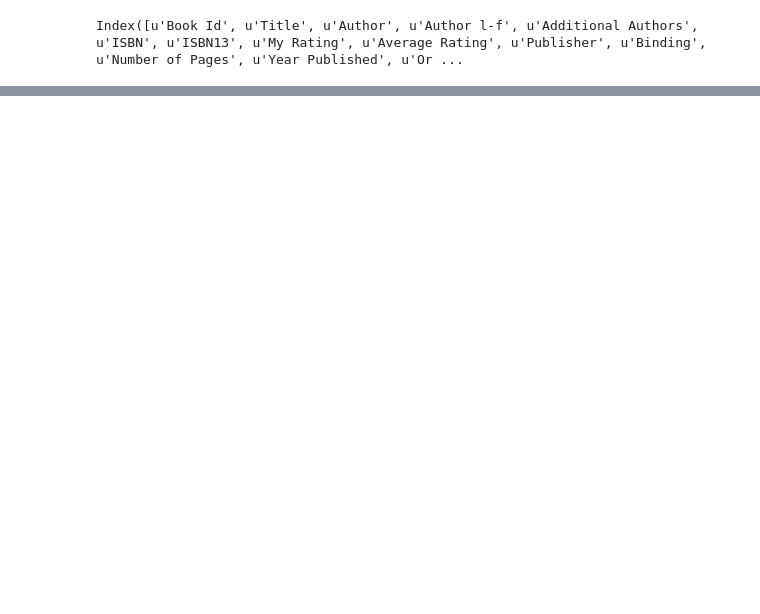
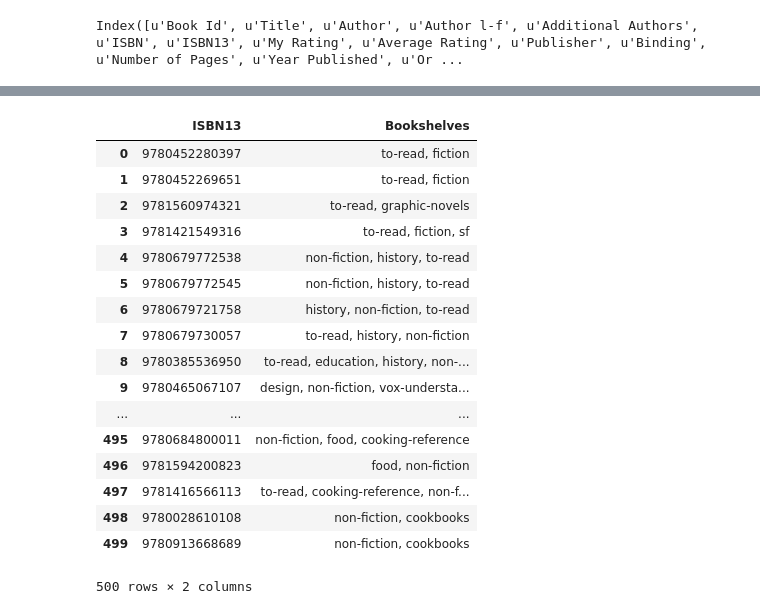
Before and after one commit to meli-lewis/goodreads, a Jupyter notebook: goodreads_transform.ipynb, the cells around one changed output, grey strips where cells are left out. Saved outputs shown, nothing was run; the diff lists cells and outputs as text; code cells hidden in the pictures; blank space fills up the shorter version.

```diff
--- a/goodreads_transform.ipynb
+++ b/goodreads_transform.ipynb
@@ -139,0 +143,21 @@ memory usage: 16.5+ KB
+# %%
+t2
+# %% [output]
+|  | ISBN13 | Bookshelves |
+| 0 | 9780452280397 | to-read, fiction |
+| 1 | 9780452269651 | to-read, fiction |
+| 2 | 9781560974321 | to-read, graphic-novels |
+| 3 | 9781421549316 | to-read, fiction, sf |
+| 4 | 9780679772538 | non-fiction, history, to-read |
+| 5 | 9780679772545 | non-fiction, history, to-read |
+| 6 | 9780679721758 | history, non-fiction, to-read |
+| 7 | 9780679730057 | to-read, history, non-fiction |
+| 8 | 9780385536950 | to-read, education, history, non-... |
+| 9 | 9780465067107 | design, non-fiction, vox-understa... |
+| ... | ... | ... |
+| 495 | 9780684800011 | non-fiction, food, cooking-reference |
+| 496 | 9781594200823 | food, non-fiction |
+| 497 | 9781416566113 | to-read, cooking-reference, non-f... |
+| 498 | 9780028610108 | non-fiction, cookbooks |
+| 499 | 9780913668689 | non-fiction, cookbooks |
+500 rows × 2 columns
```
Also changed, not shown: parts of 18 cells of this notebook, 1 other file.
